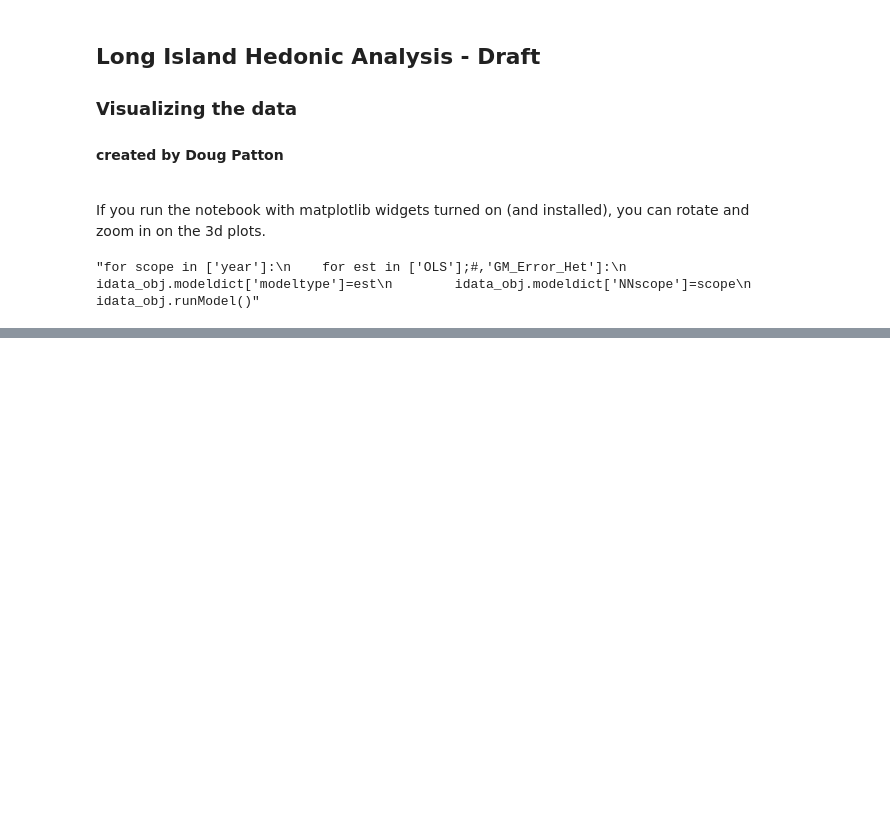
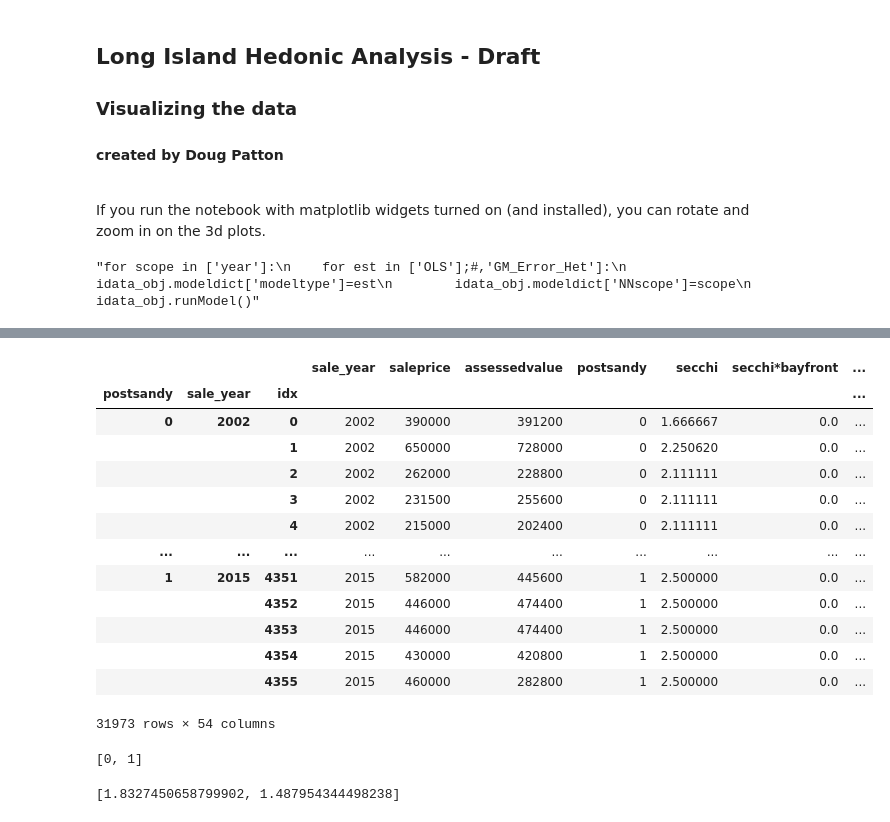
Before and after one commit to DouglasPatton/island, a Jupyter notebook: island-data_effects.ipynb, the cells around one changed output, grey strips where cells are left out. Drawn from its saved outputs; the diff is of its cells as text; code cells hidden in the pictures; blank space fills up the shorter version.

```diff
--- a/island-data_effects.ipynb
+++ b/island-data_effects.ipynb
@@ -85,0 +108,25 @@ Distance to Shoreline 3200m-4000m  -102.297283   102.21
+# %%
+idata_obj.df_raw
+# %% [output]
+|  |  |  | sale_year | saleprice | assessedvalue | postsandy | secchi | secchi*bayfront | ... |
+| postsandy | sale_year | idx |  |  |  |  |  |  | ... |
+| 0 | 2002 | 0 | 2002 | 390000 | 391200 | 0 | 1.666667 | 0.0 | ... |
+|  |  | 1 | 2002 | 650000 | 728000 | 0 | 2.250620 | 0.0 | ... |
+|  |  | 2 | 2002 | 262000 | 228800 | 0 | 2.111111 | 0.0 | ... |
+|  |  | 3 | 2002 | 231500 | 255600 | 0 | 2.111111 | 0.0 | ... |
+|  |  | 4 | 2002 | 215000 | 202400 | 0 | 2.111111 | 0.0 | ... |
+| ... | ... | ... | ... | ... | ... | ... | ... | ... | ... |
+| 1 | 2015 | 4351 | 2015 | 582000 | 445600 | 1 | 2.500000 | 0.0 | ... |
+|  |  | 4352 | 2015 | 446000 | 474400 | 1 | 2.500000 | 0.0 | ... |
+|  |  | 4353 | 2015 | 446000 | 474400 | 1 | 2.500000 | 0.0 | ... |
+|  |  | 4354 | 2015 | 430000 | 420800 | 1 | 2.500000 | 0.0 | ... |
+|  |  | 4355 | 2015 | 460000 | 282800 | 1 | 2.500000 | 0.0 | ... |
+31973 rows × 54 columns
+# %%
+list(df.index.levels[0])
+# %% [output]
+[0, 1]
+# %%
+[df.loc[p,'secchi'].mean() for p in [0,1]]
+# %% [output]
+[1.8327450658799902, 1.487954344498238]
```
Also changed, not shown: parts of 8 cells of this notebook, 4 other files.
